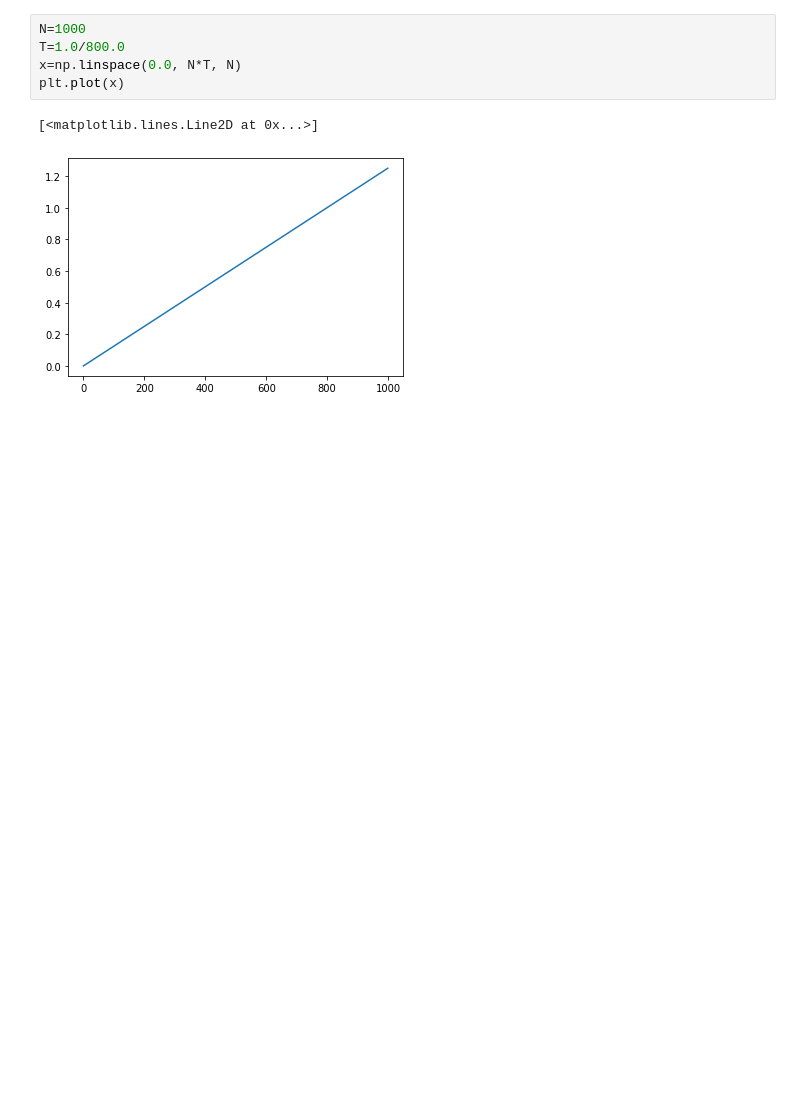
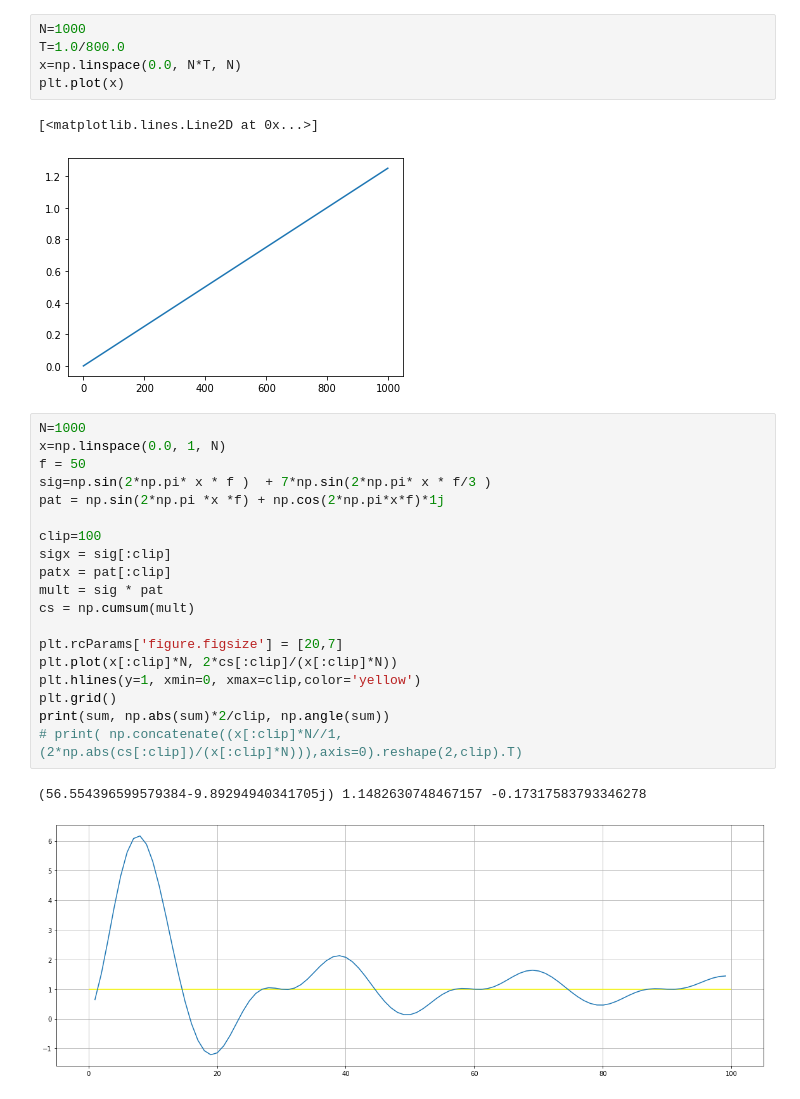
Before and after one commit to forest416/3, a Jupyter notebook: Untitled0.ipynb, the cells around one changed output. Drawn from its saved outputs; the diff is of its cells as text; blank space fills up the shorter version.

```diff
--- a/Untitled0.ipynb
+++ b/Untitled0.ipynb
@@ -97,3 +111,25 @@ plt.plot(x)
 # %% [output]
 [<matplotlib.lines.Line2D at 0x...>]
 [figure]
+# %%
+N=1000
+x=np.linspace(0.0, 1, N)
+f = 50
+sig=np.sin(2*np.pi* x * f )  + 7*np.sin(2*np.pi* x * f/3 )
+pat = np.sin(2*np.pi *x *f) + np.cos(2*np.pi*x*f)*1j
+
+clip=100
+sigx = sig[:clip]
+patx = pat[:clip]
+mult = sig * pat
+cs = np.cumsum(mult)
+
+plt.rcParams['figure.figsize'] = [20,7]
+plt.plot(x[:clip]*N, 2*cs[:clip]/(x[:clip]*N))
+plt.hlines(y=1, xmin=0, xmax=clip,color='yellow')
+plt.grid()
+print(sum, np.abs(sum)*2/clip, np.angle(sum))
+# print( np.concatenate((x[:clip]*N//1,  (2*np.abs(cs[:clip])/(x[:clip]*N))),axis=0).reshape(2,clip).T)
+# %% [output]
+(56.554396599579384-9.89294940341705j) 1.1482630748467157 -0.17317583793346278
+[figure, added]
```
Also changed, not shown: parts of 4 cells of this notebook.
